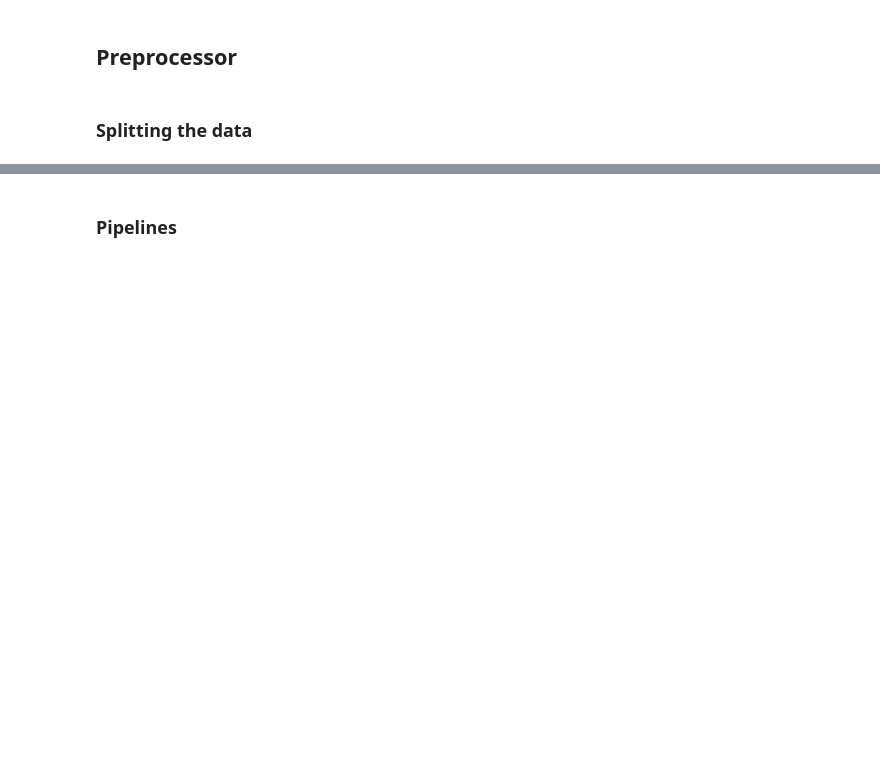
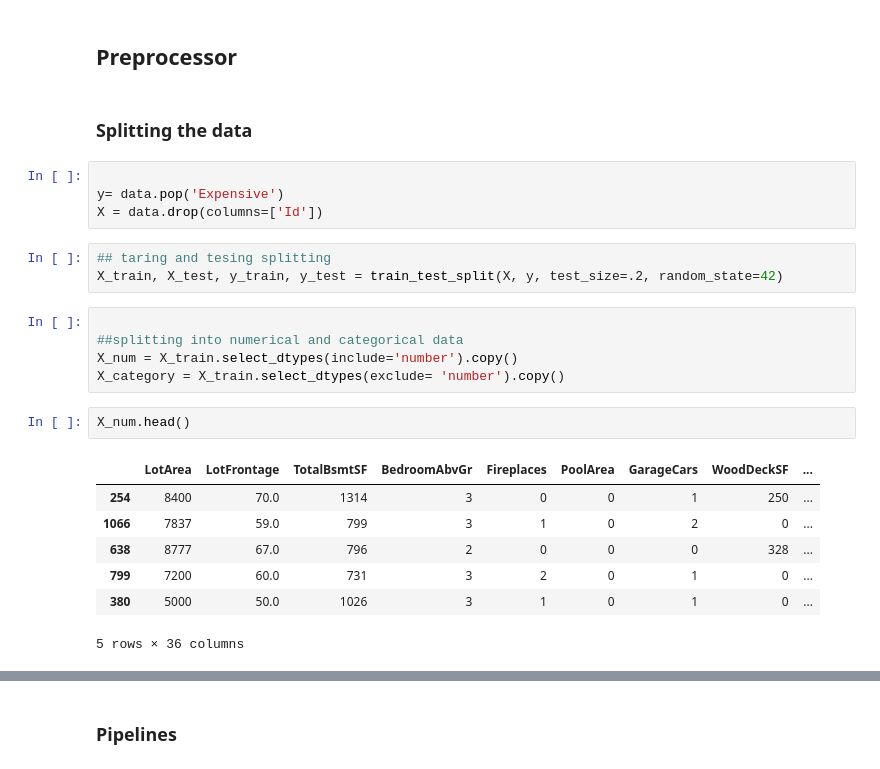
Before and after one commit to Sadia-Khan-Rupa/Chapter_7-Supervised_ML, a Jupyter notebook: 7_1_06_2_collective_template.ipynb, the cells around one changed output, grey strips where cells are left out. Drawn from its saved outputs; the diff is of its cells as text; blank space fills up the shorter version.

```diff
--- a/7_1_06_2_collective_template.ipynb
+++ b/7_1_06_2_collective_template.ipynb
@@ -62,3 +116,25 @@ memory usage: 924.0+ KB
 ## Preprocessor
 # %% [markdown]
 ### Splitting the data
+# %%
+
+y= data.pop('Expensive')
+X = data.drop(columns=['Id'])
+# %%
+## taring and tesing splitting
+X_train, X_test, y_train, y_test = train_test_split(X, y, test_size=.2, random_state=42)
+# %%
+
+##splitting into numerical and categorical data
+X_num = X_train.select_dtypes(include='number').copy()
+X_category = X_train.select_dtypes(exclude= 'number').copy()
+# %%
+X_num.head()
+# %% [output]
+|  | LotArea | LotFrontage | TotalBsmtSF | BedroomAbvGr | Fireplaces | PoolArea | GarageCars | WoodDeckSF | ... |
+| 254 | 8400 | 70.0 | 1314 | 3 | 0 | 0 | 1 | 250 | ... |
+| 1066 | 7837 | 59.0 | 799 | 3 | 1 | 0 | 2 | 0 | ... |
+| 638 | 8777 | 67.0 | 796 | 2 | 0 | 0 | 0 | 328 | ... |
+| 799 | 7200 | 60.0 | 731 | 3 | 2 | 0 | 1 | 0 | ... |
+| 380 | 5000 | 50.0 | 1026 | 3 | 1 | 0 | 1 | 0 | ... |
+5 rows × 36 columns
```
Also changed, not shown: parts of 14 cells of this notebook, 2 other files.
